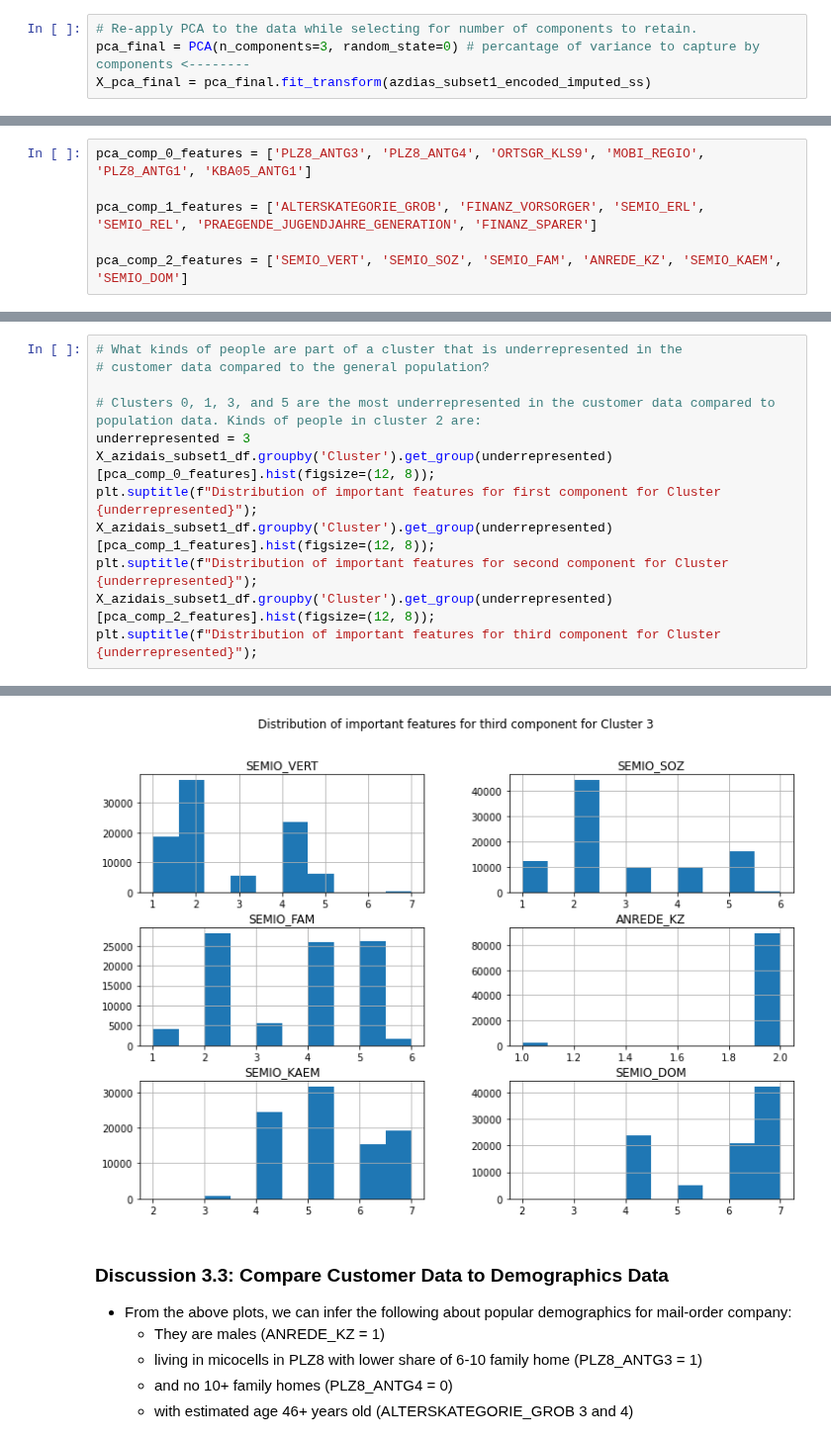
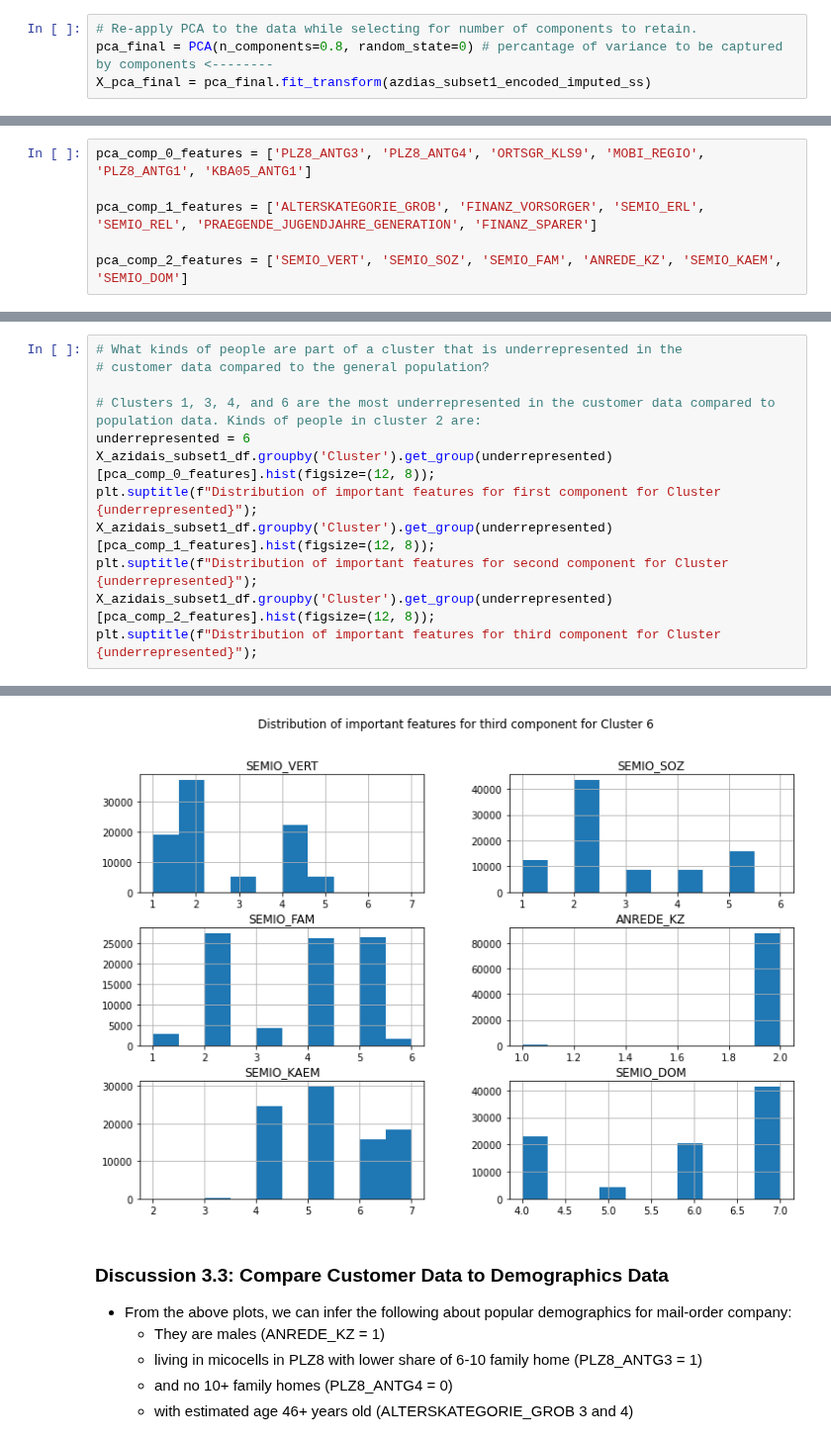
Before and after one commit to walidsi/identify-customer-segments, a Jupyter notebook: Identify_Customer_Segments.ipynb, the cells around one changed output, grey strips where cells are left out. Shown at 99% size. Drawn from its saved outputs; the diff is of its cells as text.

```diff
--- a/Identify_Customer_Segments.ipynb
+++ b/Identify_Customer_Segments.ipynb
@@ -809,6 +805,6 @@ plt.axvline(x=3, color='r', linestyle='--')
 # %%
 # Re-apply PCA to the data while selecting for number of components to retain.
-pca_final = PCA(n_components=3, random_state=0) # percantage of variance to capture by components <--------
+pca_final = PCA(n_components=0.8, random_state=0) # percantage of variance to be captured by components <--------
 X_pca_final = pca_final.fit_transform(azdias_subset1_encoded_imputed_ss)
 # %% [markdown]
 ### Discussion 2.2: Perform Dimensionality Reduction
@@ -1239,8 +1245,8 @@ plt.suptitle(f"Distribution of important features for third component for Cluste
 # What kinds of people are part of a cluster that is underrepresented in the
 # customer data compared to the general population?
 
-# Clusters 0, 1, 3, and 5 are the most underrepresented in the customer data compared to population data. Kinds of people in cluster 2 are:
-underrepresented = 3
+# Clusters 1, 3, 4, and 6 are the most underrepresented in the customer data compared to population data. Kinds of people in cluster 2 are:
+underrepresented = 6
 X_azidais_subset1_df.groupby('Cluster').get_group(underrepresented)[pca_comp_0_features].hist(figsize=(12, 8));
 plt.suptitle(f"Distribution of important features for first component for Cluster {underrepresented}");
 X_azidais_subset1_df.groupby('Cluster').get_group(underrepresented)[pca_comp_1_features].hist(figsize=(12, 8));
@@ -1253,4 +1259,4 @@ plt.suptitle(f"Distribution of important features for third component for Cluste
-[figure, old version]
+[figure, new version]
 # %% [markdown]
 ### Discussion 3.3: Compare Customer Data to Demographics Data
 
```
Also changed, not shown: parts of 14 cells of this notebook.
